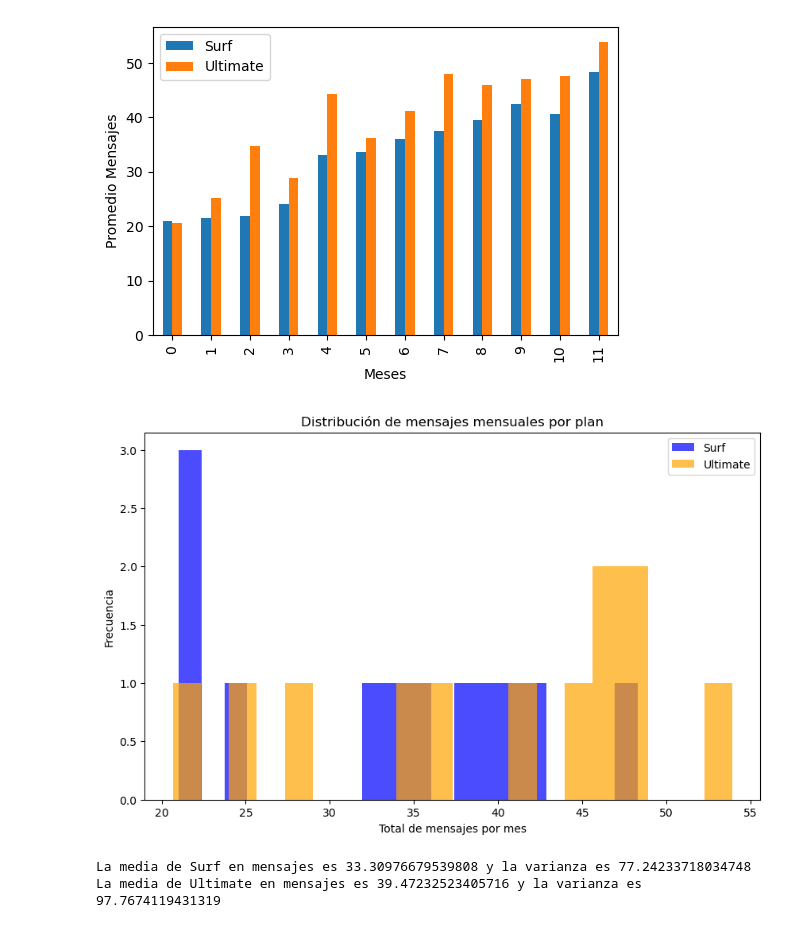
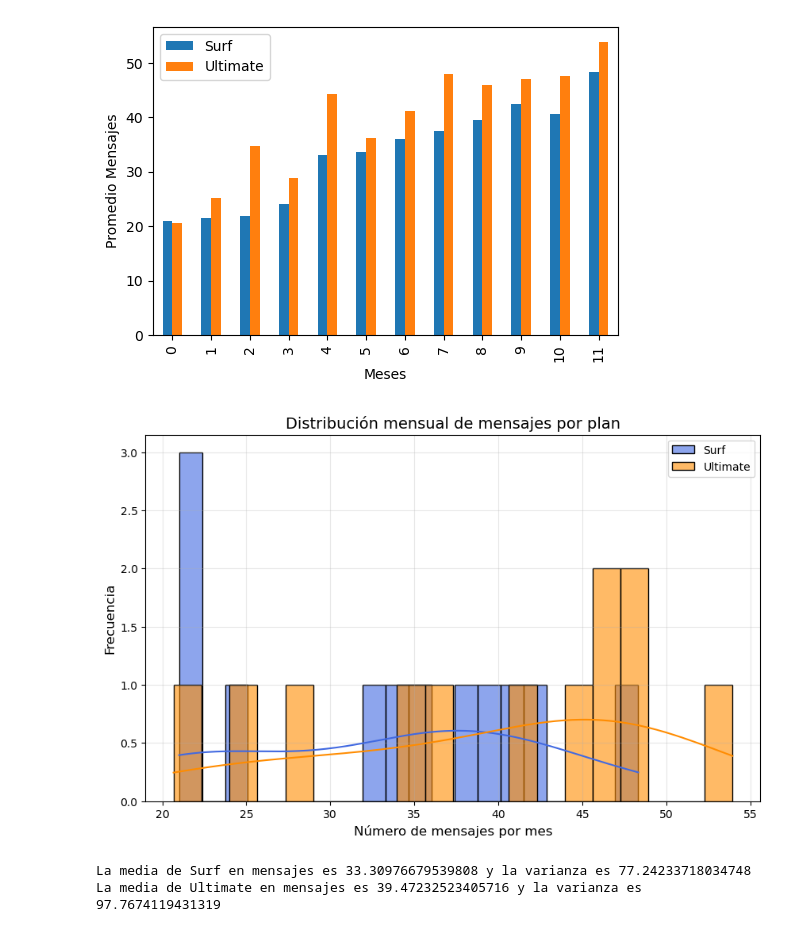
Before and after one commit to JEAH-9/Mejor_plan_datosmoviles, a Jupyter notebook: Analisis_Megaline.ipynb, the cells around one changed output. Cells and saved outputs as stored; diff of their text form; code cells hidden in the pictures.

```diff
--- a/Analisis_Megaline.ipynb
+++ b/Analisis_Megaline.ipynb
@@ -530,25 +537,39 @@ comparacion_mensajes.plot(kind='bar',figsize=[6 ,4] ,xlabel='Meses' ,ylabel='Pro
 [figure]
 # %%
 sum_mns = monthly_users.groupby(['plan_name','month'])['count_ms'].mean().reset_index()
-
 dt_surf = sum_mns[sum_mns['plan_name'] == 'surf']
 dt_ultimate= sum_mns[sum_mns['plan_name'] == 'ultimate']
+comp_sum_mns = pd.DataFrame({ 'Surf': dt_surf['count_ms'].values, 'Ultimate' : dt_ultimate['count_ms'].values })
 
-comp_sum_mns = pd.DataFrame({
-    'Surf': dt_surf['count_ms'].values,
-    'Ultimate' : dt_ultimate['count_ms'].values
-})
+plt.figure(figsize=(10,6))
 
-plt.figure(figsize=(10, 6))
-plt.hist(dt_surf['count_ms'], bins=20, alpha=0.7, label='Surf', color='blue')
-plt.hist(dt_ultimate['count_ms'], bins=20, alpha=0.7, label='Ultimate', color='orange')
-plt.xlabel('Total de mensajes por mes')
-plt.ylabel('Frecuencia')
-plt.title('Distribución de mensajes mensuales por plan')
+sns.histplot(
+    dt_surf['count_ms'],
+    bins=20,
+    color='royalblue',
+    label='Surf',
+    kde=True,
+    alpha=0.6
+)
+
+sns.histplot(
+    dt_ultimate['count_ms'],
+    bins=20,
+    color='darkorange',
+    label='Ultimate',
+    kde=True,
+    alpha=0.6
+)
+
+plt.xlabel('Número de mensajes por mes', fontsize=12)
+plt.ylabel('Frecuencia', fontsize=12)
+plt.title('Distribución mensual de mensajes por plan', fontsize=14)
 plt.legend()
+plt.grid(alpha=0.3)
+
 plt.show()
 # %% [output]
-[figure, old version]
+[figure, new version]
 # %%
 media_surf_mns= dt_surf['count_ms'].mean()
 media_ultimate_mns = dt_ultimate['count_ms'].mean()
```
Also changed, not shown: parts of 27 cells of this notebook.
